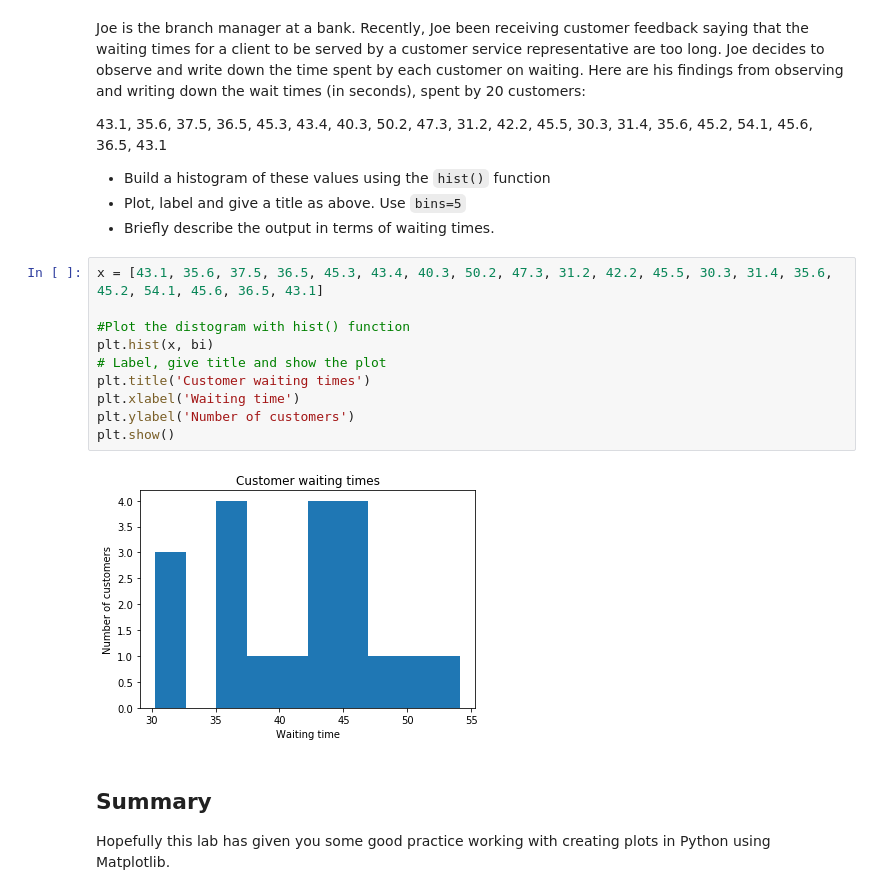
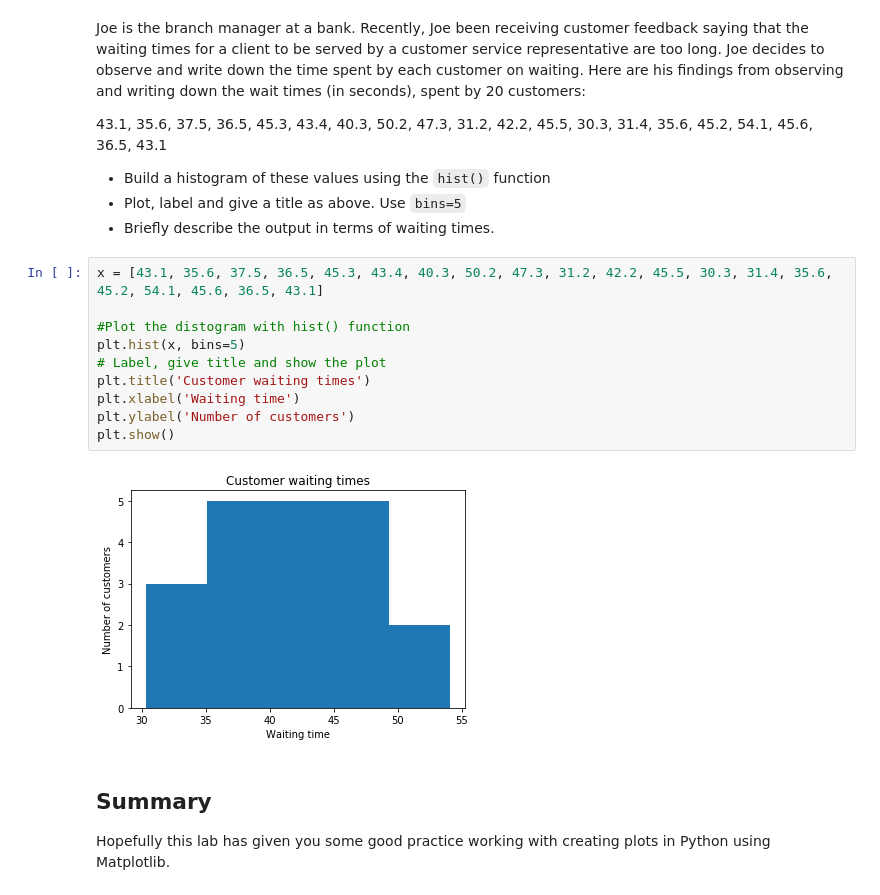
Before and after one commit to huntersapienza/dsc-0-01-22-visualizing-data-lab-online-ds-sp-000, a Jupyter notebook: index.ipynb, the cells around one changed output. Cells and saved outputs as stored; diff of their text form.

```diff
--- a/index.ipynb
+++ b/index.ipynb
@@ -94,15 +94,15 @@ Joe is the branch manager at a bank. Recently, Joe been receiving customer feedb
 # %%
 x = [43.1, 35.6, 37.5, 36.5, 45.3, 43.4, 40.3, 50.2, 47.3, 31.2, 42.2, 45.5, 30.3, 31.4, 35.6, 45.2, 54.1, 45.6, 36.5, 43.1]
 
 #Plot the distogram with hist() function
-plt.hist(x, bi)
+plt.hist(x, bins=5)
 # Label, give title and show the plot
 plt.title('Customer waiting times')
 plt.xlabel('Waiting time')
 plt.ylabel('Number of customers')
 plt.show()
 # %% [output]
-[figure, old version]
+[figure, new version]
 # %% [markdown]
 ## Summary
 
```
